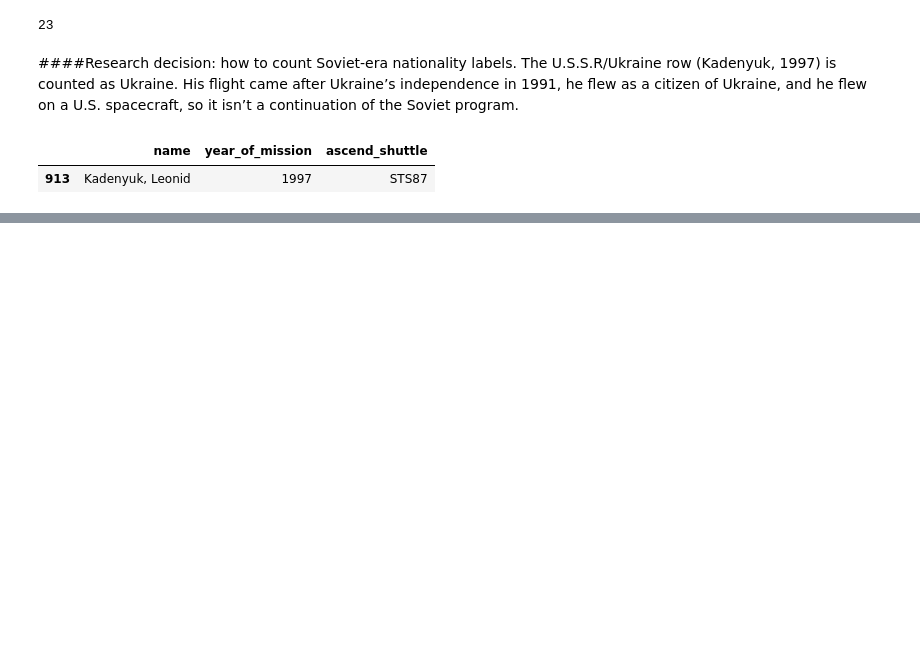
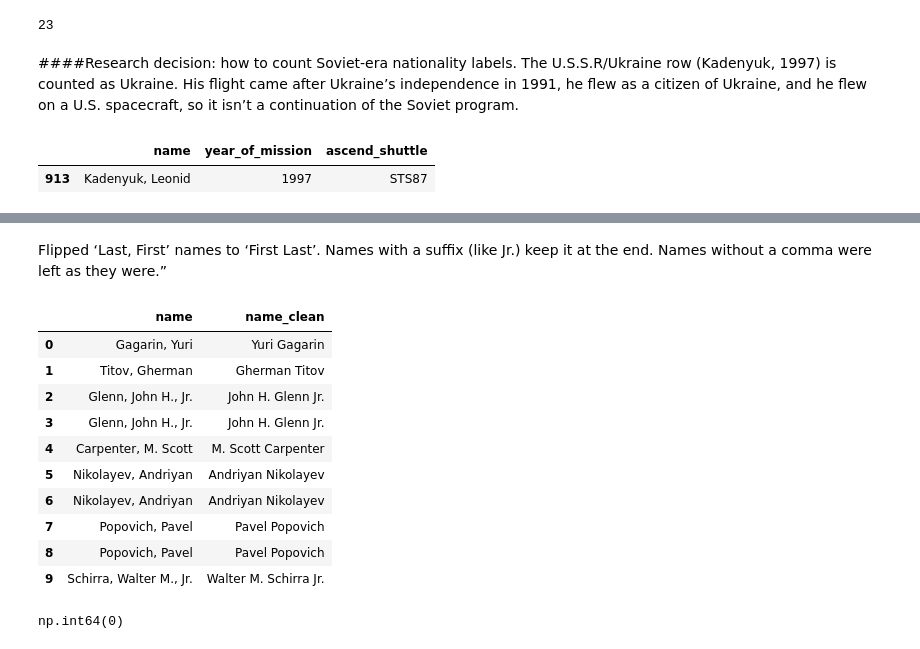
Before and after one commit to MayaVolkov/astronaut-missions-analysis, a Jupyter notebook: Astronaut_Mission_Analysis_.ipynb, the cells around one changed output, grey strips where cells are left out. Drawn from its saved outputs; the diff is of its cells as text; code cells hidden in the pictures; blank space fills up the shorter version.

```diff
--- a/Astronaut_Mission_Analysis_.ipynb
+++ b/Astronaut_Mission_Analysis_.ipynb
@@ -113,0 +186,7 @@ ukraine[ukraine_columns].head(10)
+# %%
+data_table_2020["name_clean"] = (
+    data_table_2020["name"]
+    .str.replace("Kregel Kevin R.", "Kevin R. Kregel")
+    .str.replace("Hermaszewske", "Hermaszewski")
+    .str.replace(" (Aydyn) ", " ")
+)
@@ -113,0 +207,30 @@ ukraine[ukraine_columns].head(10)
+# %% [markdown]
+Flipped ‘Last, First’ names to ‘First Last’. Names with a suffix (like Jr.) keep it at the end. Names without a comma were left as they were.”
+# %%
+has_comma = data_table_2020["name_clean"].str.contains(",")
+pieces = data_table_2020["name_clean"].str.split(", ")
+
+last = pieces.str[0]
+first = pieces.str[1]
+suffix = pieces.str[2].fillna("")
+
+flipped = (first + " " + last + " " + suffix).str.strip()
+data_table_2020["name_clean"] = flipped.where(has_comma, data_table_2020["name_clean"])
+# %%
+data_table_2020[["name", "name_clean"]].head(10)
+# %% [output]
+|  | name | name_clean |
+| 0 | Gagarin, Yuri | Yuri Gagarin |
+| 1 | Titov, Gherman | Gherman Titov |
+| 2 | Glenn, John H., Jr. | John H. Glenn Jr. |
+| 3 | Glenn, John H., Jr. | John H. Glenn Jr. |
+| 4 | Carpenter, M. Scott | M. Scott Carpenter |
+| 5 | Nikolayev, Andriyan | Andriyan Nikolayev |
+| 6 | Nikolayev, Andriyan | Andriyan Nikolayev |
+| 7 | Popovich, Pavel | Pavel Popovich |
+| 8 | Popovich, Pavel | Pavel Popovich |
+| 9 | Schirra, Walter M., Jr. | Walter M. Schirra Jr. |
+# %%
+data_table_2020["name_clean"].str.contains(",").sum()
+# %% [output]
+np.int64(0)
```
Also changed, not shown: parts of 11 cells of this notebook.
